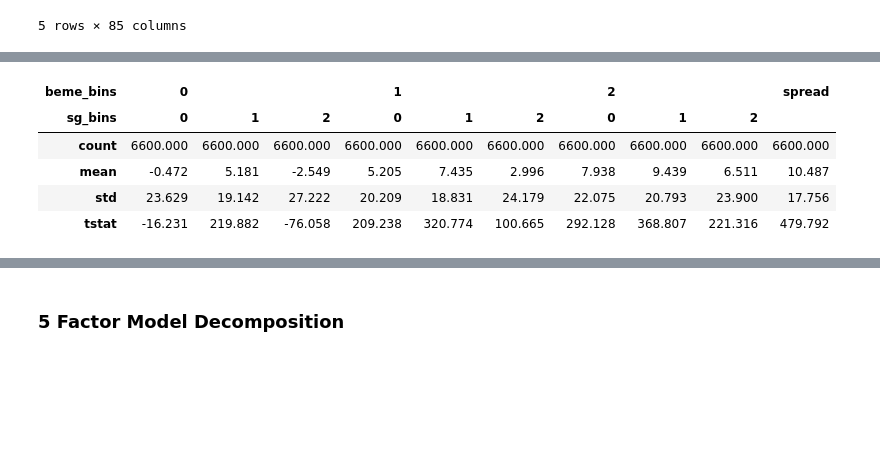
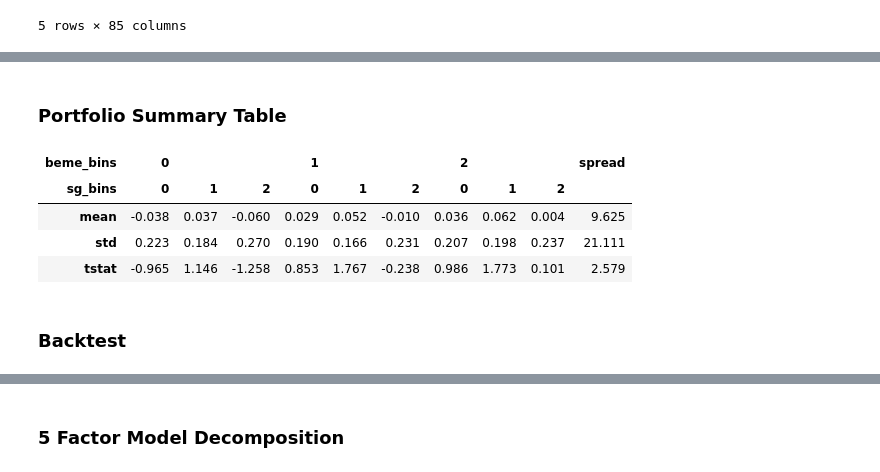
Before and after one commit to andrewhall1124/mean_reversion, a Jupyter notebook: strategies/value/bm_sg.ipynb, the cells around one changed output, grey strips where cells are left out. Drawn from its saved outputs; the diff is of its cells as text; code cells hidden in the pictures; blank space fills up the shorter version.

```diff
--- a/strategies/value/bm_sg.ipynb
+++ b/strategies/value/bm_sg.ipynb
@@ -31,7 +34,13 @@ df['mdt'] = df['caldt'].dt.strftime("%Y-%m")
 df['month'] = df['caldt'].dt.strftime("%m")
 df['year'] = df['caldt'].dt.strftime("%Y")
 
-# df = df[df['caldt'] >= '2000-01-01']
+# In sample period
+# start = '1963-04-01'
+# end = '1990-04-30'
+start = '1990-04-30'
+end = '2024-10-07'
+df = df[df['caldt'] >= start]
+df = df[df['caldt'] <= end]
 
 df = df.reset_index(drop=True)
 
@@ -131,6 +144,8 @@ port = port.dropna()
 # Create a spread portfolio with long value and short glamor stocks
 port['spread'] = port[2][0] - port[0][2]
 
+port['spread'] = port['spread'] * 100
+
 port.tail()
 # %% [output]
 | beme_bins | 0 |  |  | 1 |  |  | 2 |  |  | spread |
@@ -144,14 +159,19 @@ port.tail()
+# %% [markdown]
+### Portfolio Summary Table
 # %%
 # Portfolio summary table
 
-(summary(port).loc[['count','mean','std','tstat']] * 100).round(3)
+# (summary(port).loc[['count','mean','std','tstat']] * 100).round(3)
+
+(summary(port).loc[['mean','std','tstat']]).round(3)
 # %% [output]
 | beme_bins | 0 |  |  | 1 |  |  | 2 |  |  | spread |
 | sg_bins | 0 | 1 | 2 | 0 | 1 | 2 | 0 | 1 | 2 |  |
-| count | 6600.000 | 6600.000 | 6600.000 | 6600.000 | 6600.000 | 6600.000 | 6600.000 | 6600.000 | 6600.000 | 6600.000 |
-| mean | -0.472 | 5.181 | -2.549 | 5.205 | 7.435 | 2.996 | 7.938 | 9.439 | 6.511 | 10.487 |
-| std | 23.629 | 19.142 | 27.222 | 20.209 | 18.831 | 24.179 | 22.075 | 20.793 | 23.900 | 17.756 |
-| tstat | -16.231 | 219.882 | -76.058 | 209.238 | 320.774 | 100.665 | 292.128 | 368.807 | 221.316 | 479.792 |
+| mean | -0.038 | 0.037 | -0.060 | 0.029 | 0.052 | -0.010 | 0.036 | 0.062 | 0.004 | 9.625 |
+| std | 0.223 | 0.184 | 0.270 | 0.190 | 0.166 | 0.231 | 0.207 | 0.198 | 0.237 | 21.111 |
+| tstat | -0.965 | 1.146 | -1.258 | 0.853 | 1.767 | -0.238 | 0.986 | 1.773 | 0.101 | 2.579 |
+# %% [markdown]
+### Backtest
 # %%
 # Create backtest with yearly returns
 
```
Also changed, not shown: parts of 21 cells of this notebook, 1 other file.
